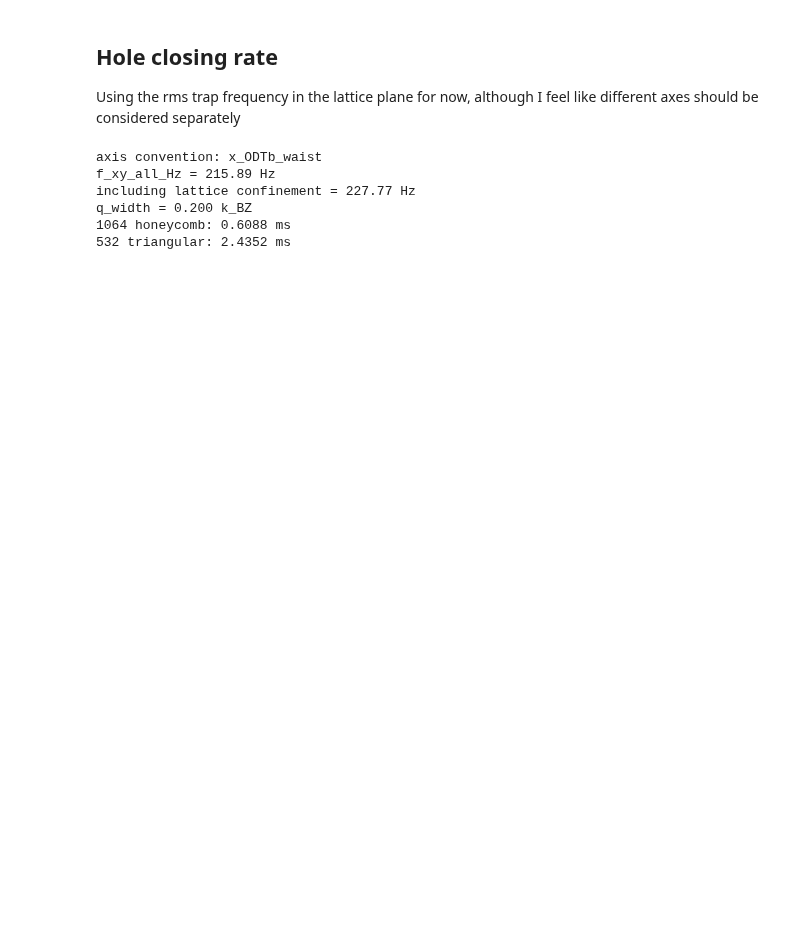
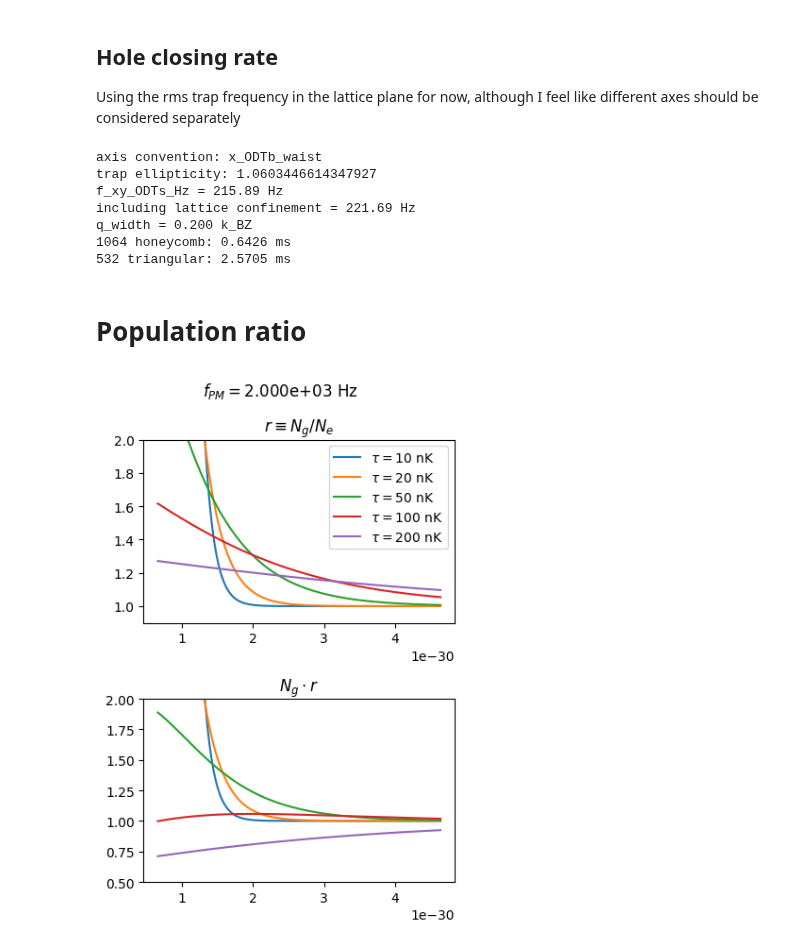
Before and after one commit to Shao-Wen-Chang/E9_constant, a Jupyter notebook: projects/band_spectroscopy/general_params.ipynb, the cells around one changed output. Cells and saved outputs as stored; diff of their text form; code cells hidden in the pictures; blank space fills up the shorter version.

```diff
--- a/projects/band_spectroscopy/general_params.ipynb
+++ b/projects/band_spectroscopy/general_params.ipynb
@@ -225,10 +227,14 @@ str_for_trap = "f_xy_all_Hz"
 row_idx = 2
 # %%
-f_trap_ODT = df[str_for_trap][row_idx]
-f_trap = np.sqrt(f_trap_ODT**2 + f_xy_1064lat**2 - f_xy_532lat**2)
+f_trap_lifetime = df[str_trap_for_lifetime][row_idx]
+f_x_all = np.sqrt(df["f_x_ODTs_Hz"][row_idx] + f_x_1064lat**2 - f_x_532lat**2)
+f_y_all = np.sqrt(df["f_y_ODTs_Hz"][row_idx] + f_x_1064lat**2 - f_x_532lat**2)
+f_trap = np.sqrt(f_trap_lifetime**2 + f_xy_1064lat**2 - f_xy_532lat**2)
+trap_ellipticity = max(f_x_all / f_y_all, f_y_all / f_x_all)
 s_a_conv = df["axis_convention"][row_idx]
 print(f"axis convention: {s_a_conv}")
-print(f"{str_for_trap} = {f_trap_ODT:.2f} Hz")
+print(f"trap ellipticity: {trap_ellipticity}")
+print(f"{str_trap_for_lifetime} = {f_trap_lifetime:.2f} Hz")
 print(f"including lattice confinement = {f_trap:.2f} Hz")
 print(f"q_width = {q_width:.3f} k_BZ")
 
@@ -241,8 +247,37 @@ for a_lat, lat_name in zip([E9c.a_lw_hex,       E9c.a_sw_tri],
     print(f"{lat_name}: {T_ms_hole_recomb:.4f} ms")
 # %% [output]
 axis convention: x_ODTb_waist
-f_xy_all_Hz = 215.89 Hz
-including lattice confinement = 227.77 Hz
+trap ellipticity: 1.0603446614347927
+f_xy_ODTs_Hz = 215.89 Hz
+including lattice confinement = 221.69 Hz
 q_width = 0.200 k_BZ
-1064 honeycomb: 0.6088 ms
-532 triangular: 2.4352 ms
+1064 honeycomb: 0.6426 ms
+532 triangular: 2.5705 ms
+# %% [markdown]
+# Population ratio
+# %%
+f_Hz_PM = 2e3  # modulation frequency
+T_nK_list = np.array([10, 20, 50, 100, 200])
+# %%
+E_PM = f_Hz_PM * E9c.hnobar # energy difference between the two states
+tau_list = T_nK_list * 1e-9 * E9c.k_B
+mu_chem = np.arange(1e3, 7e3) * E9c.hnobar
+fig_pop_rat = plt.figure(figsize = (4, 6))
+ax_pop_rat = fig_pop_rat.add_subplot(2, 1, 1)
+ax_sig = fig_pop_rat.add_subplot(2, 1, 2)
+
+for T_nK, tau in zip(T_nK_list, tau_list):
+    pop_ratio = util.fermi_stat(0, tau, mu_chem) / util.fermi_stat(E_PM, tau, mu_chem)
+    signal_strength = pop_ratio * util.fermi_stat(0, tau, mu_chem)
+    ax_pop_rat.plot(mu_chem, pop_ratio, label = (r"$\tau = $" f"{T_nK:d} nK"))
+    ax_sig.plot(mu_chem, signal_strength)
+
+ax_pop_rat.legend()
+ax_pop_rat.set_title(r"$r \equiv N_g / N_e$")
+ax_pop_rat.set_ylim(0.9, 2)
+ax_sig.set_title(r"$N_g \cdot r$")
+ax_sig.set_ylim(0.5, 2)
+fig_pop_rat.suptitle((r"$f_{PM} =$" f"{f_Hz_PM:.3e} Hz"))
+fig_pop_rat.tight_layout()
+# %% [output]
+[figure, added]
```
Also changed, not shown: parts of 19 cells of this notebook, 3 other files.
